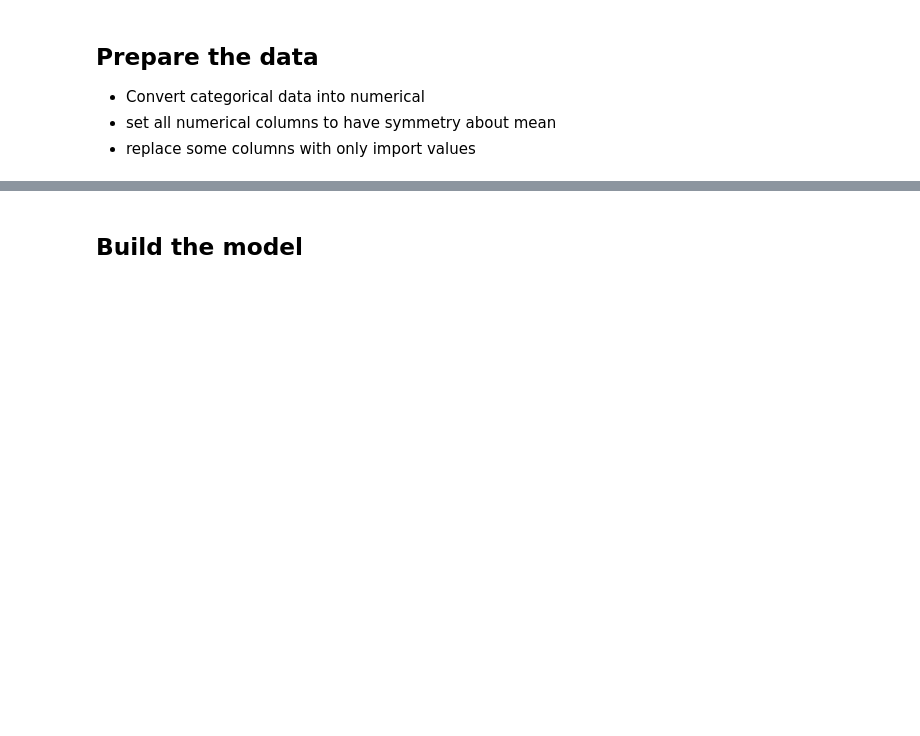
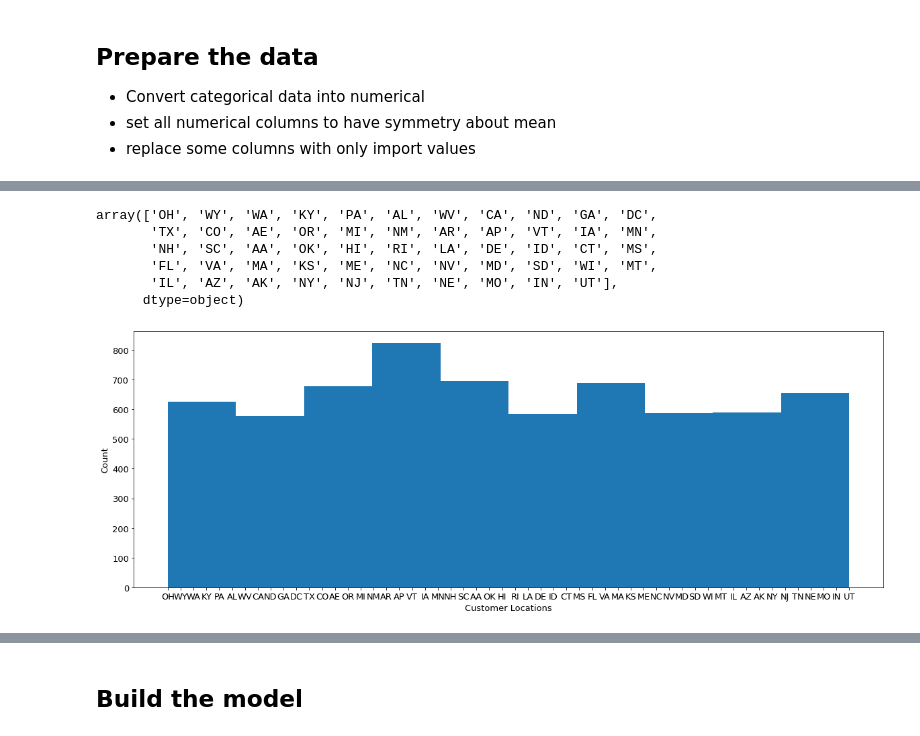
Before and after one commit to Coder-RG/ArtifactCost, a Jupyter notebook: ArtifactCost.ipynb, the cells around one changed output, grey strips where cells are left out. Cells and saved outputs as stored; diff of their text form; code cells hidden in the pictures; blank space fills up the shorter version.

```diff
--- a/ArtifactCost.ipynb
+++ b/ArtifactCost.ipynb
@@ -154,6 +154,8 @@ Remote Location: No, Yes
 - replace some columns with only import values
 # %%
 X.drop(columns=['Scheduled Date', 'Delivery Date'], inplace=True)
+# %%
+X.drop(columns=['Customer Id', 'Artist Name'], inplace=True)
 # %%
 def cust_location(df):
     p = re.compile(r".*([A-Z]{2}).*$")
@@ -169,0 +231,2 @@ X_train.head()
+# %%
+X = X.convert_dtypes()
@@ -169,0 +253,18 @@ X_train.head()
+# %%
+X['Customer Location'].unique()
+# %% [output]
+array(['OH', 'WY', 'WA', 'KY', 'PA', 'AL', 'WV', 'CA', 'ND', 'GA', 'DC',
+       'TX', 'CO', 'AE', 'OR', 'MI', 'NM', 'AR', 'AP', 'VT', 'IA', 'MN',
+       'NH', 'SC', 'AA', 'OK', 'HI', 'RI', 'LA', 'DE', 'ID', 'CT', 'MS',
+       'FL', 'VA', 'MA', 'KS', 'ME', 'NC', 'NV', 'MD', 'SD', 'WI', 'MT',
+       'IL', 'AZ', 'AK', 'NY', 'NJ', 'TN', 'NE', 'MO', 'IN', 'UT'],
+      dtype=object)
+# %%
+# f, axarr = plt.subplots(1,1, figsize=(19,7))
+plt.figure(figsize=(20,7))
+plt.hist(X['Customer Location'])
+plt.xlabel('Customer Locations')
+plt.ylabel('Count')
+plt.show()
+# %% [output]
+[figure, added]
```
Also changed, not shown: parts of 22 cells of this notebook.
